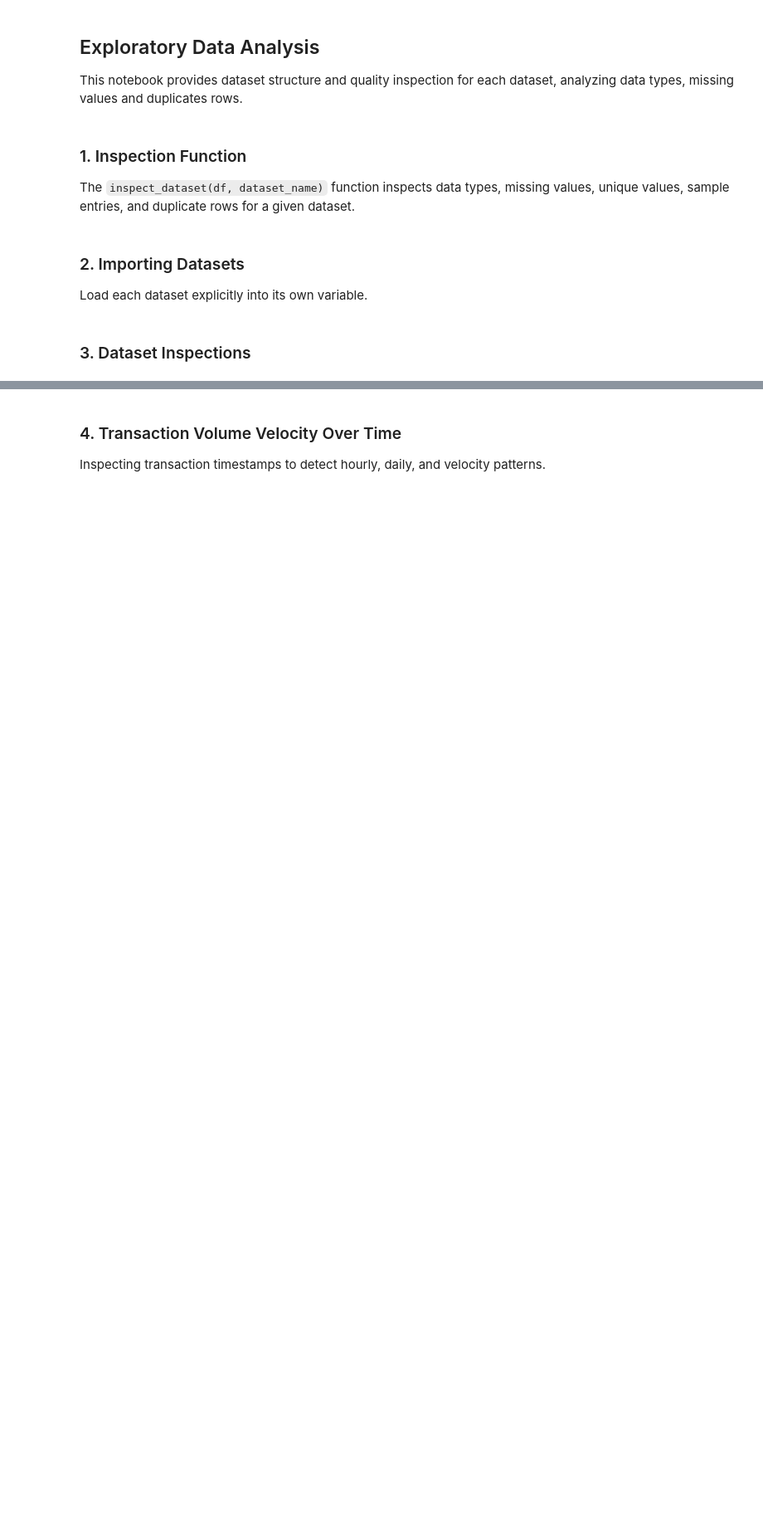
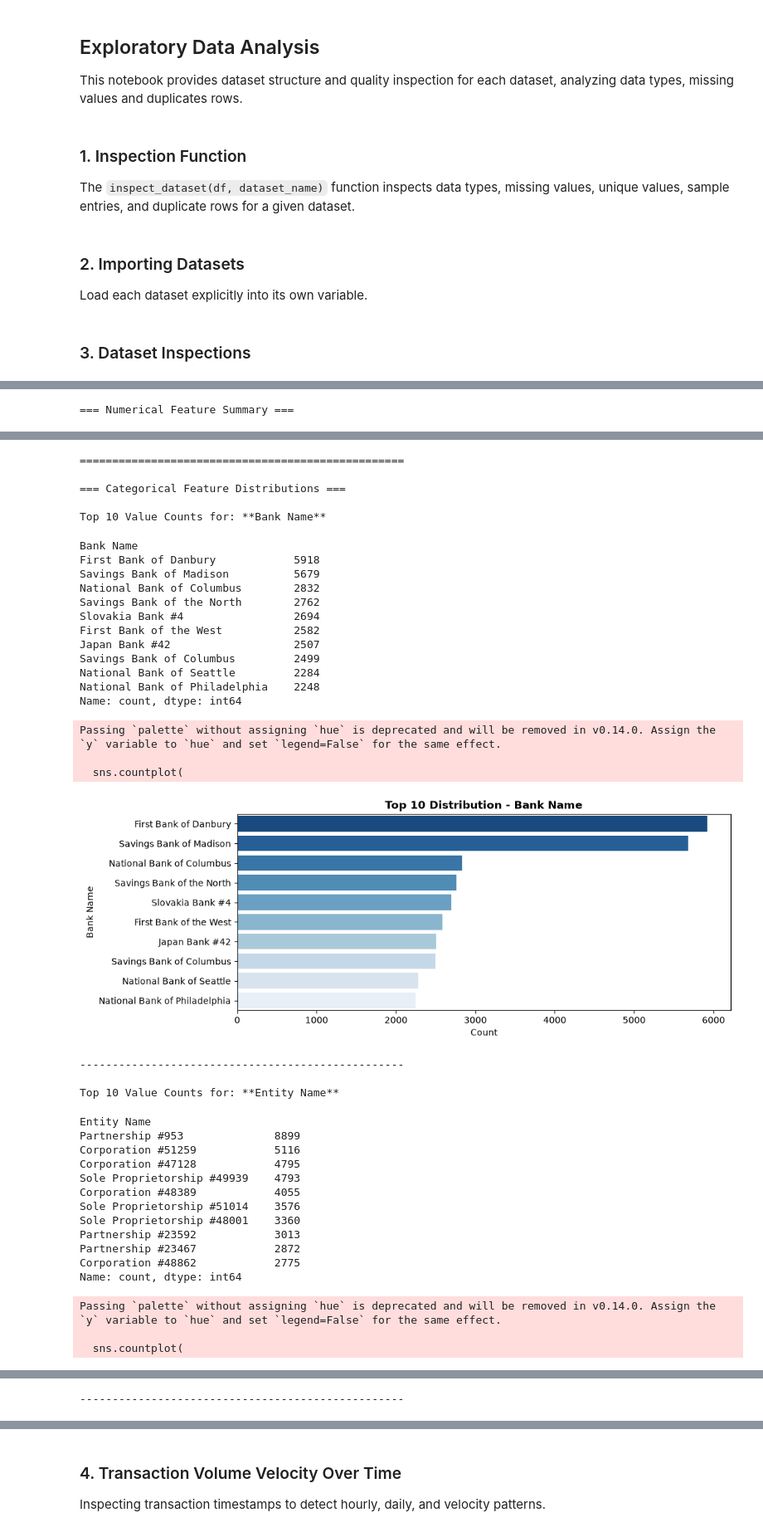
Before and after one commit to jnfpm/Capstone-Project, a Jupyter notebook: EDA.ipynb, the cells around one changed output, grey strips where cells are left out. Shown at 83% size. Drawn from its saved outputs; the diff is of its cells as text; code cells hidden in the pictures; blank space fills up the shorter version.

```diff
--- a/EDA.ipynb
+++ b/EDA.ipynb
@@ -428,0 +382,8 @@ Both datasets show a huge imbalance in the data. Almost all transactions are leg
+# %%
+univariate_analysis(
+    li_small_accounts,
+    categorical_cols=account_categorical_cols,
+    numerical_cols=account_numerical_cols,
+)
+# %% [output]
+=== Numerical Feature Summary ===
@@ -428,0 +399,39 @@ Both datasets show a huge imbalance in the data. Almost all transactions are leg
+==================================================
+
+=== Categorical Feature Distributions ===
+
+Top 10 Value Counts for: **Bank Name**
+Bank Name
+First Bank of Danbury            5918
+Savings Bank of Madison          5679
+National Bank of Columbus        2832
+Savings Bank of the North        2762
+Slovakia Bank #4                 2694
+First Bank of the West           2582
+Japan Bank #42                   2507
+Savings Bank of Columbus         2499
+National Bank of Seattle         2284
+National Bank of Philadelphia    2248
+Name: count, dtype: int64
+Passing `palette` without assigning `hue` is deprecated and will be removed in v0.14.0. Assign the `y` variable to `hue` and set `legend=False` for the same effect.
+
+  sns.countplot(
+[figure, added]
+--------------------------------------------------
+
+Top 10 Value Counts for: **Entity Name**
+Entity Name
+Partnership #953              8899
+Corporation #51259            5116
+Corporation #47128            4795
+Sole Proprietorship #49939    4793
+Corporation #48389            4055
+Sole Proprietorship #51014    3576
+Sole Proprietorship #48001    3360
+Partnership #23592            3013
+Partnership #23467            2872
+Corporation #48862            2775
+Name: count, dtype: int64
+Passing `palette` without assigning `hue` is deprecated and will be removed in v0.14.0. Assign the `y` variable to `hue` and set `legend=False` for the same effect.
+
+  sns.countplot(
@@ -428,0 +439 @@ Both datasets show a huge imbalance in the data. Almost all transactions are leg
+--------------------------------------------------
```
Also changed, not shown: parts of 123 cells of this notebook.
